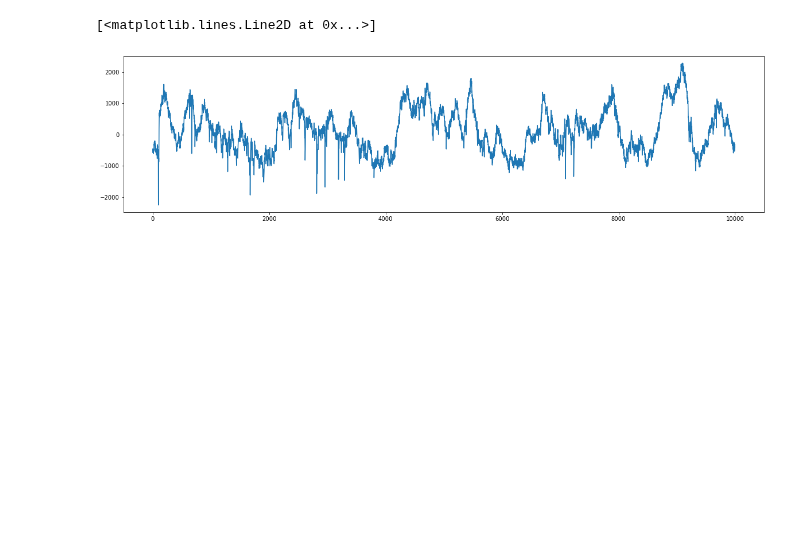
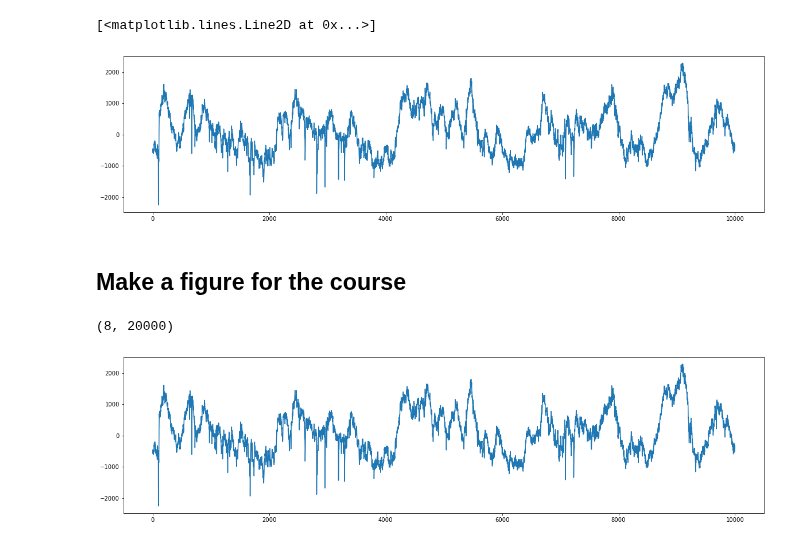
Before and after one commit to kevin-allen/dataScienceNeuro, a Jupyter notebook: notebooks/GetRawData.ipynb, the cells around one changed output. Drawn from its saved outputs; the diff is of its cells as text; code cells hidden in the pictures; blank space fills up the shorter version.

```diff
--- a/notebooks/GetRawData.ipynb
+++ b/notebooks/GetRawData.ipynb
@@ -34,3 +34,18 @@ plt.plot(dat[3,0:10000])
 # %%
 fn="/home/kevin/Downloads/shortRaw.npy"
 np.save(fn,dat)
+# %% [markdown]
+## Make a figure for the course
+# %%
+fn = "/home/kevin/Downloads/shortRaw.npy"
+dat = np.load(fn)
+# %%
+dat.shape
+# %% [output]
+(8, 20000)
+# %%
+plt.figure(figsize=(20,5))
+plt.plot(dat[3,0:10000])
+plt.savefig("/home/kevin/repo/dataNeuroMaster/images/shortRaw.png")
+# %% [output]
+[figure, added]
```
Also changed, not shown: 1 other file.
